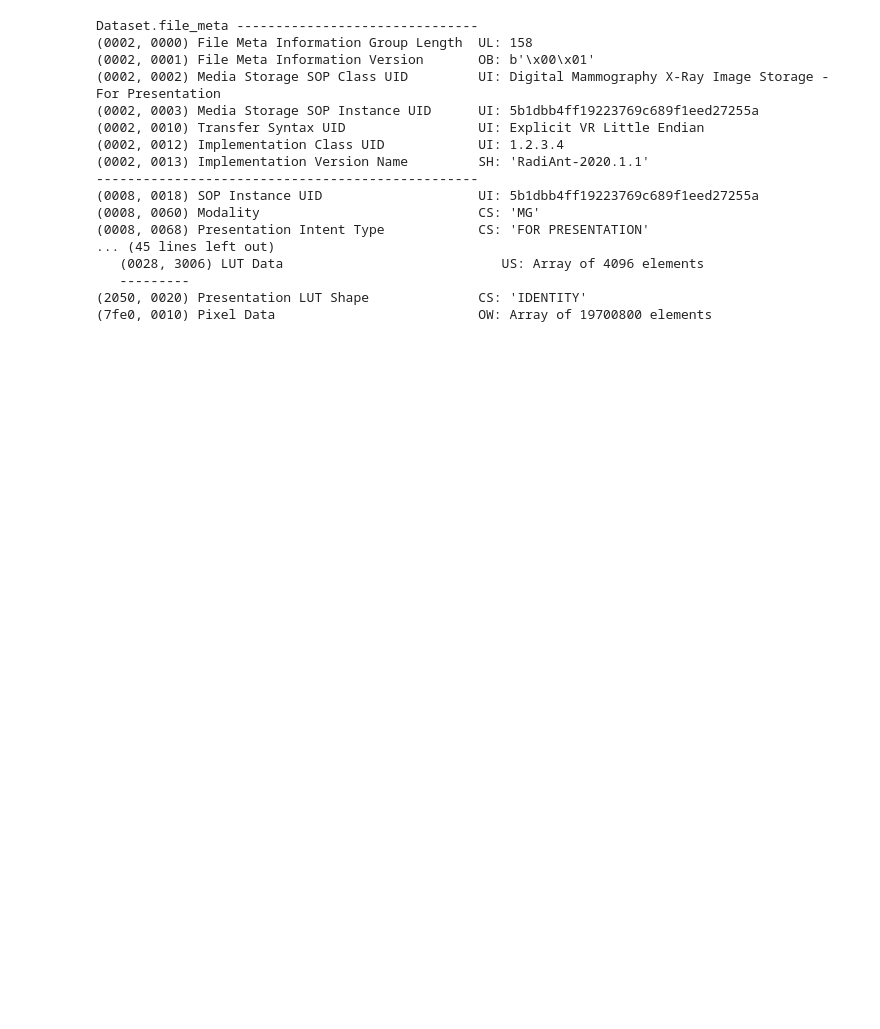
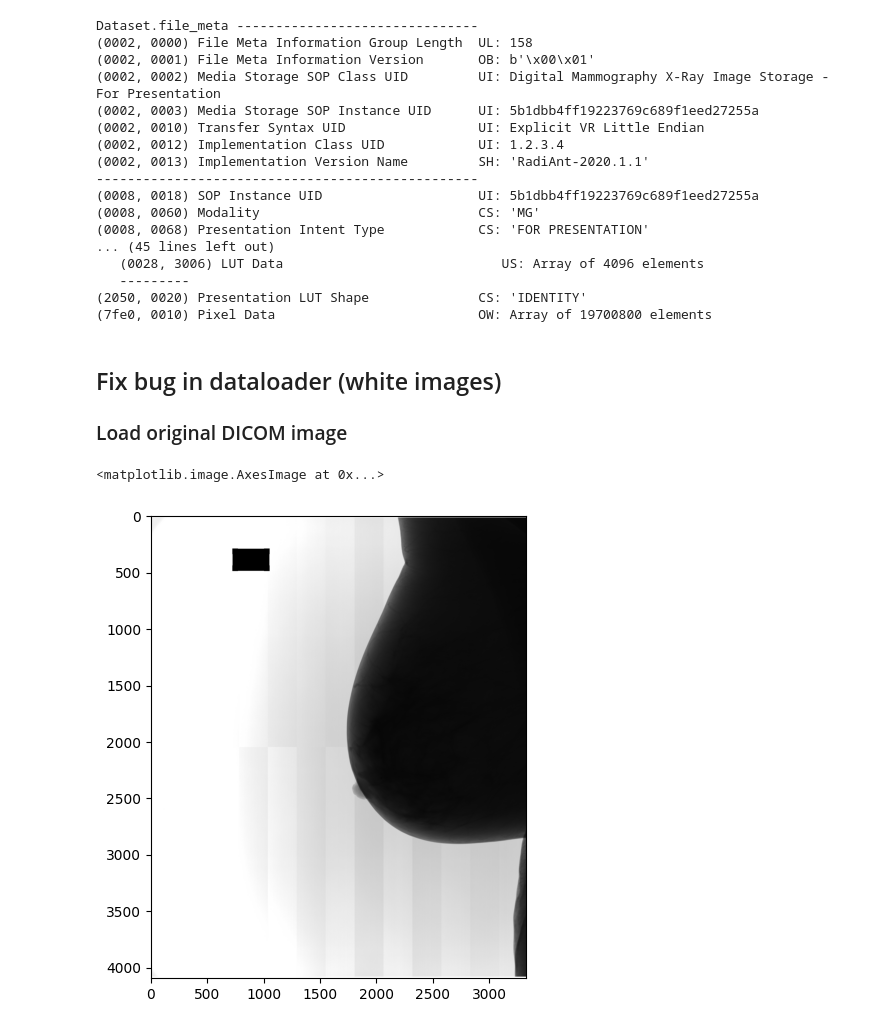
Before and after one commit to cpheidelberg/proj-dicomGmic-lightning, a Jupyter notebook: playground.ipynb, the cells around one changed output. Drawn from its saved outputs; the diff is of its cells as text; code cells hidden in the pictures; blank space fills up the shorter version.

```diff
--- a/playground.ipynb
+++ b/playground.ipynb
@@ -134,3 +134,33 @@ Dataset.file_meta -------------------------------
    ---------
 (2050, 0020) Presentation LUT Shape              CS: 'IDENTITY'
 (7fe0, 0010) Pixel Data                          OW: Array of 19700800 elements
+# %% [markdown]
+## Fix bug in dataloader (white images)
+### Load original DICOM image
+# %%
+import matplotlib.pyplot as plt
+from matplotlib.colors import LinearSegmentedColormap
+%matplotlib inline
+
+import numpy as np
+import sys, pickle, os, torch, cv2
+import pydicom as dcm
+# replace this path with path to GMIC
+#sys.path.append("/path/to/GMIC")
+
+from src.data_loading import loading
+from src.modeling import gmic as gmic
+
+from PIL import Image
+
+filePath = "single_data/dicom_exams/DBT-SallyAfter/2.25.38946483257757728473930748055098080826/2.25.201219780999166115125425598107454529380/1-1.dcm"
+filePath = "/home/ubuntu/sdsHD/sd24f004/FFDM/demd/images/demd3475/1.2.826.0.1.3680043.9.3218.1.1.1478478.5024.1511976368784.3601.0/1.2.826.0.1.3680043.9.3218.1.1.1478478.5024.1511976368784.3612.0.dcm"
+ds = dcm.dcmread(filePath, force=True) # dicom dataset
+
+arr = ds.pixel_array
+
+fig, ax = plt.subplots(1, figsize=(8, 6))
+ax.imshow(arr, cmap="gray")
+# %% [output]
+<matplotlib.image.AxesImage at 0x...>
+[figure, added]
```
Also changed, not shown: parts of 7 cells of this notebook.
